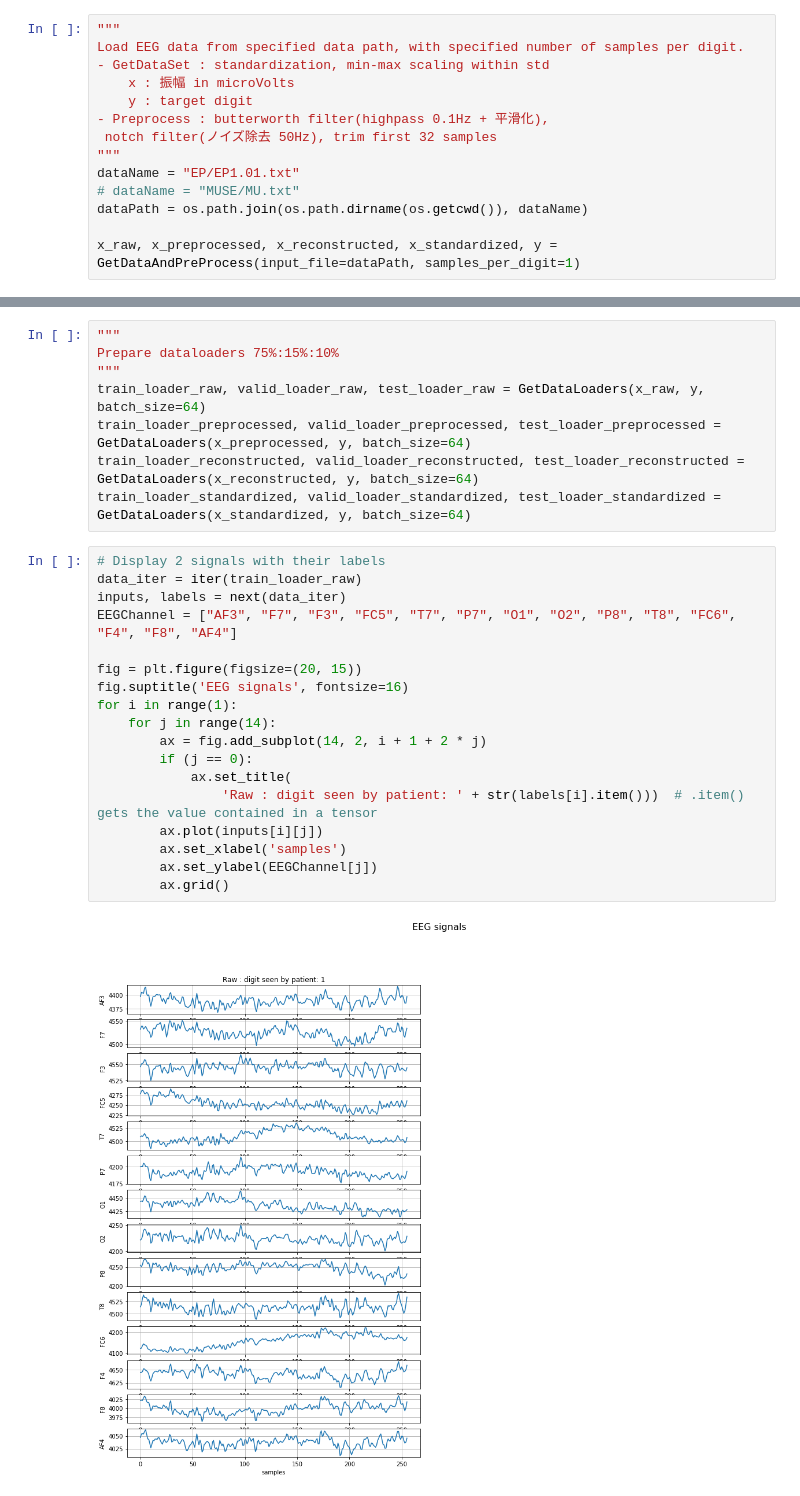
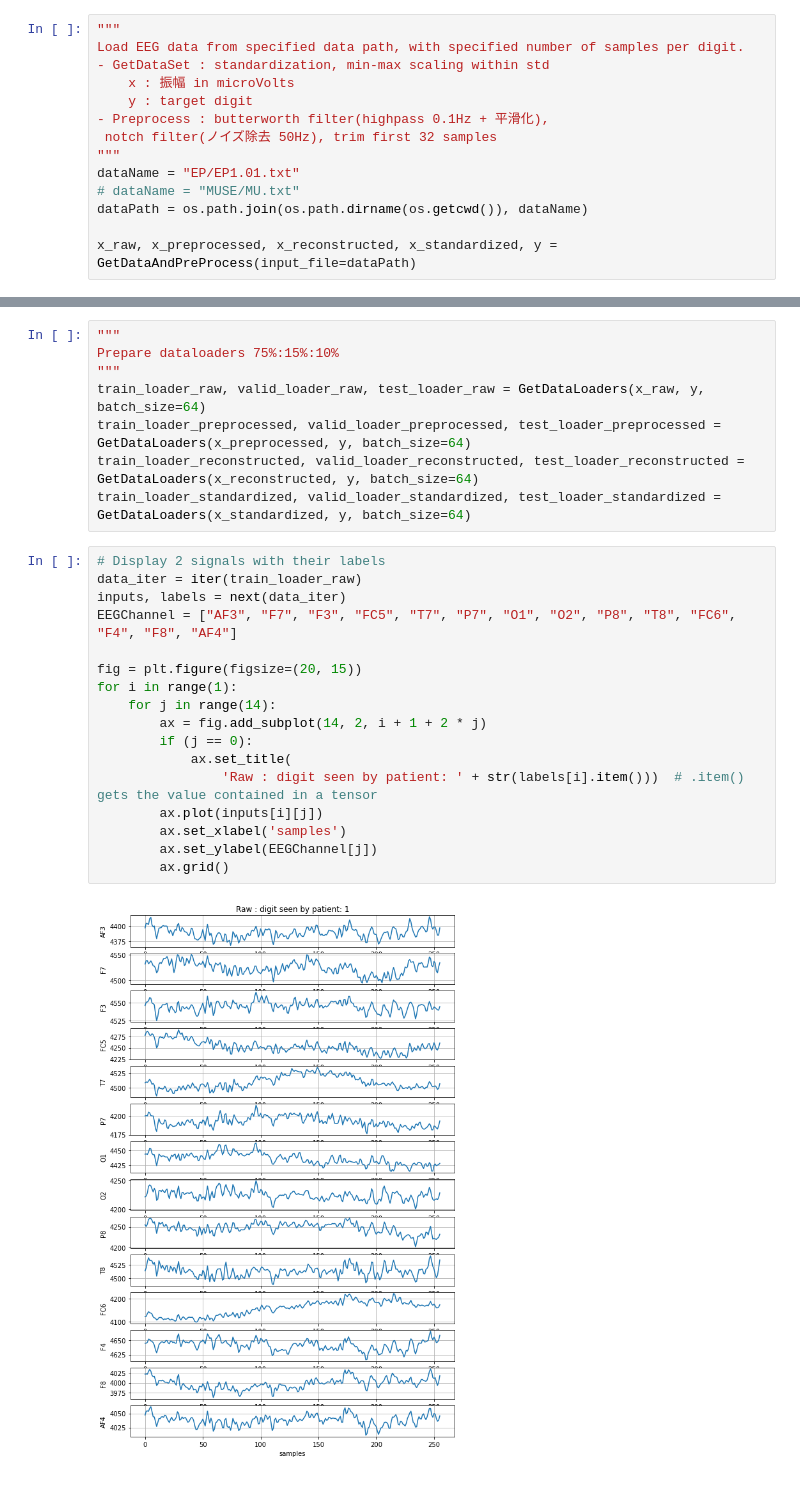
Before and after one commit to basic0908/digit_classification_Vie, a Jupyter notebook: eeg_classification.ipynb, the cells around one changed output, grey strips where cells are left out. Cells and saved outputs as stored; diff of their text form.

```diff
--- a/eeg_classification.ipynb
+++ b/eeg_classification.ipynb
@@ -42,6 +42,6 @@ dataName = "EP/EP1.01.txt"
 # dataName = "MUSE/MU.txt"
 dataPath = os.path.join(os.path.dirname(os.getcwd()), dataName)
 
-x_raw, x_preprocessed, x_reconstructed, x_standardized, y = GetDataAndPreProcess(input_file=dataPath, samples_per_digit=1)
+x_raw, x_preprocessed, x_reconstructed, x_standardized, y = GetDataAndPreProcess(input_file=dataPath)
 # %% [output]
 [1, 1, 1, 1, 1, 1, 1, 1, 1, 1]
@@ -83,23 +67,22 @@ train_loader_standardized, valid_loader_standardized, test_loader_standardized =
 # %%
 # Display 2 signals with their labels
 data_iter = iter(train_loader_raw)
 inputs, labels = next(data_iter)
 EEGChannel = ["AF3", "F7", "F3", "FC5", "T7", "P7", "O1", "O2", "P8", "T8", "FC6", "F4", "F8", "AF4"]
 
 fig = plt.figure(figsize=(20, 15))
-fig.suptitle('EEG signals', fontsize=16)
 for i in range(1):
     for j in range(14):
         ax = fig.add_subplot(14, 2, i + 1 + 2 * j)
         if (j == 0):
             ax.set_title(
                 'Raw : digit seen by patient: ' + str(labels[i].item()))  # .item() gets the value contained in a tensor
         ax.plot(inputs[i][j])
         ax.set_xlabel('samples')
         ax.set_ylabel(EEGChannel[j])
         ax.grid()
 # %% [output]
-[figure, old version]
+[figure, new version]
 # %%
 # Display 2 signals with their labels
 data_iter = iter(train_loader_preprocessed)
```
Also changed, not shown: parts of 4 cells of this notebook, 2 other files.
